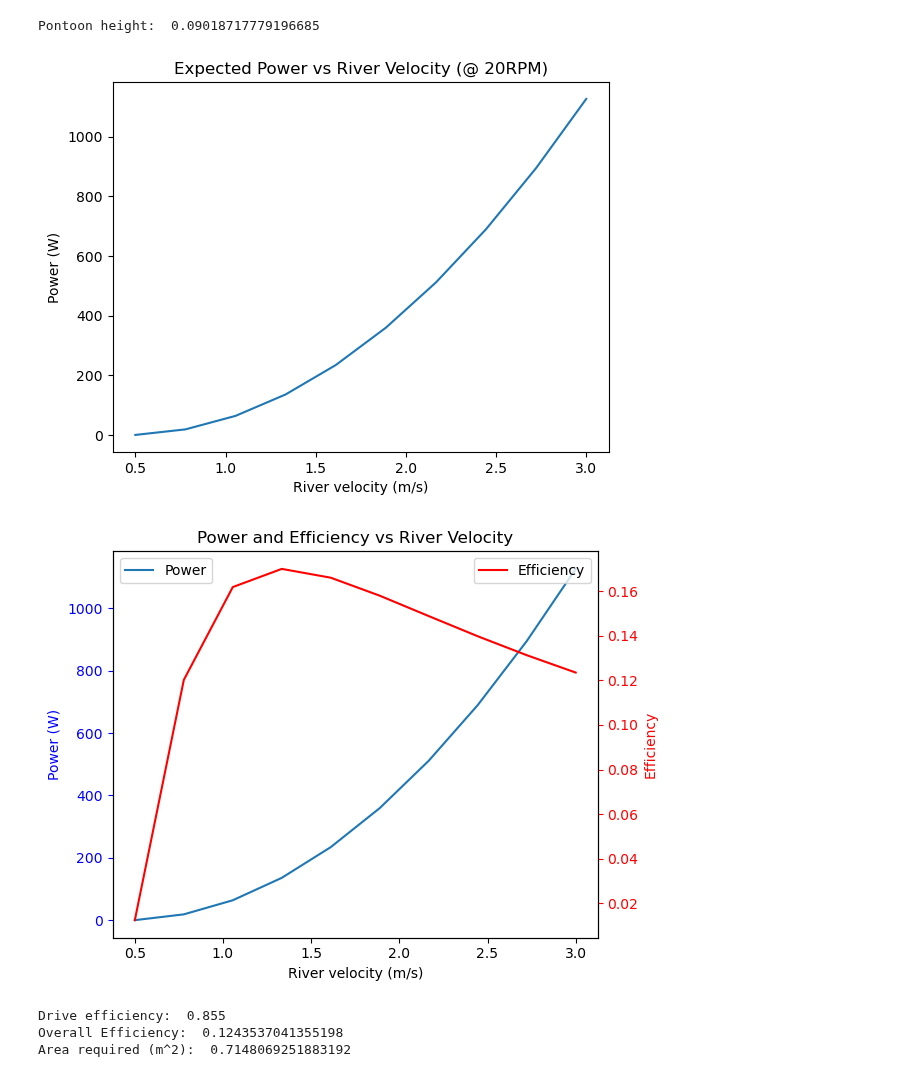
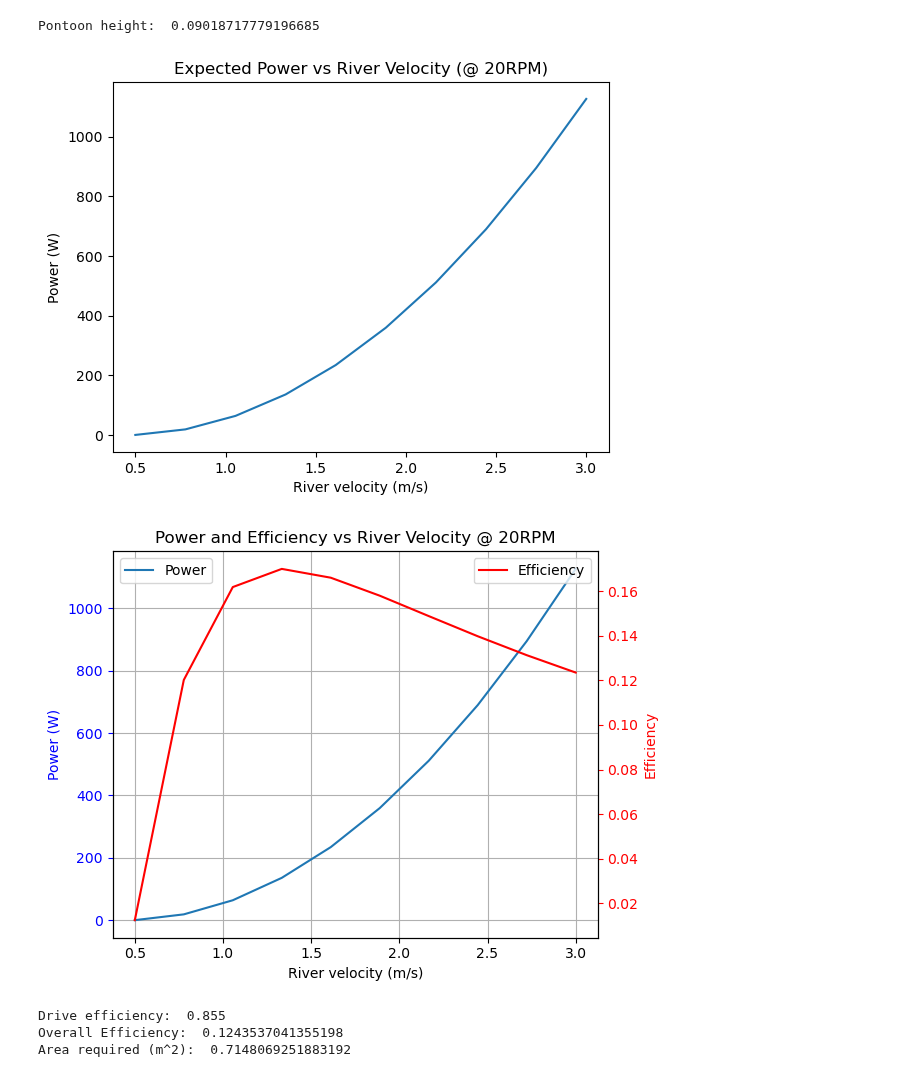
Before and after one commit to pilipb/DP5-code, a Jupyter notebook: main.ipynb, the cells around one changed output. Cells and saved outputs as stored; diff of their text form; code cells hidden in the pictures.

```diff
--- a/main.ipynb
+++ b/main.ipynb
@@ -118,35 +110,38 @@ for i in range(len(v)):
 # overall efficiency
 eff = p_array/max_power_array
 efficiency = max(eff)
 
 # plot power vs velocity
 plt.plot(v,p_array)
 plt.xlabel('River velocity (m/s)')
 plt.ylabel('Power (W)')
 plt.title('Expected Power vs River Velocity (@ 20RPM)')
 plt.show()
 
 
 # plot power vs velocity and efficiency vs velocity on the same plot
 fig, ax1 = plt.subplots()
 ax1.plot(v,p_array, label='Power')
 ax1.set_xlabel('River velocity (m/s)')
+plt.grid()
 ax1.set_ylabel('Power (W)', color='b')
 ax1.tick_params('y', colors='b')
-ax1.set_title('Power and Efficiency vs River Velocity')
+ax1.set_title('Power and Efficiency vs River Velocity @ 20RPM')
 ax1.legend(loc='upper left')
 
 ax2 = ax1.twinx()
 ax2.plot(v,eff, label='Efficiency', color='r')
 ax2.set_ylabel('Efficiency', color='r')
 ax2.tick_params('y', colors='r')
 ax2.legend(loc='upper right')
 
+
+
 fig.tight_layout()
 plt.show()
 # %% [output]
 [figure]
-[figure, old version]
+[figure, new version]
 # %%
 # with the RPM, power requirements, river velocity, and efficiency estimates for components
 # calculate base dimensions for the turbine (width and radius of the turbine) (calculate rough volume of the turbine)
```
Also changed, not shown: parts of 6 cells of this notebook.
